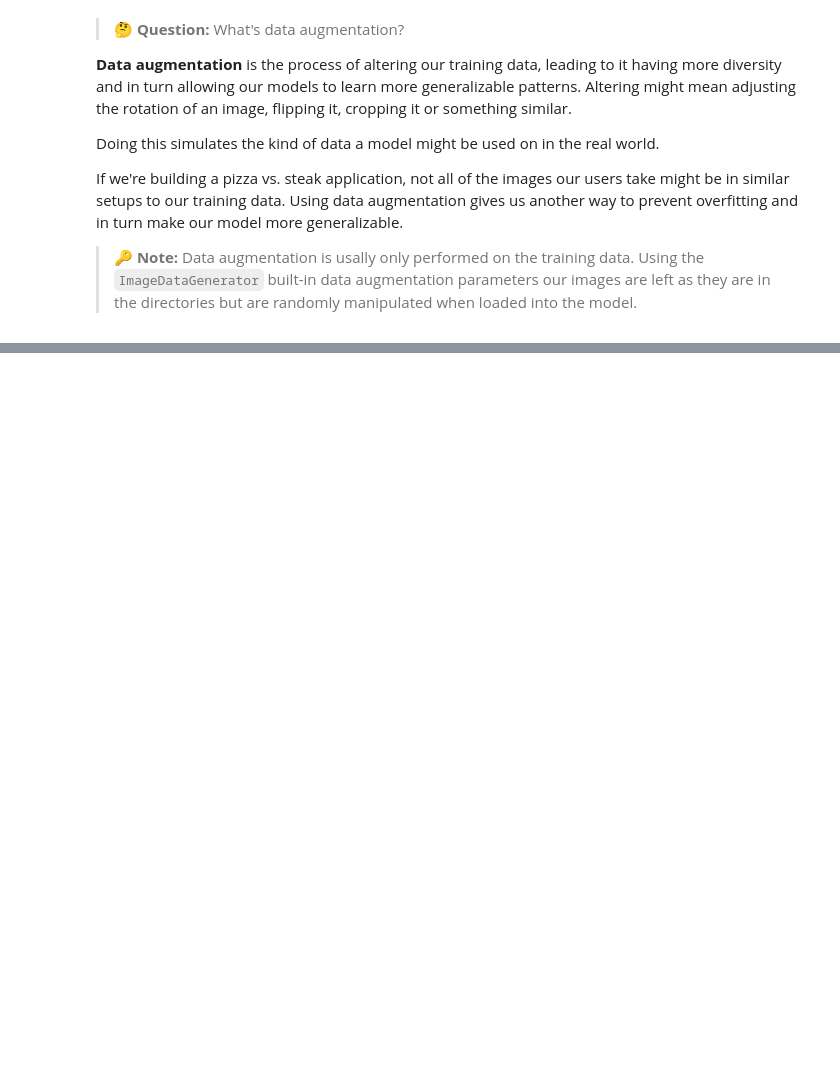
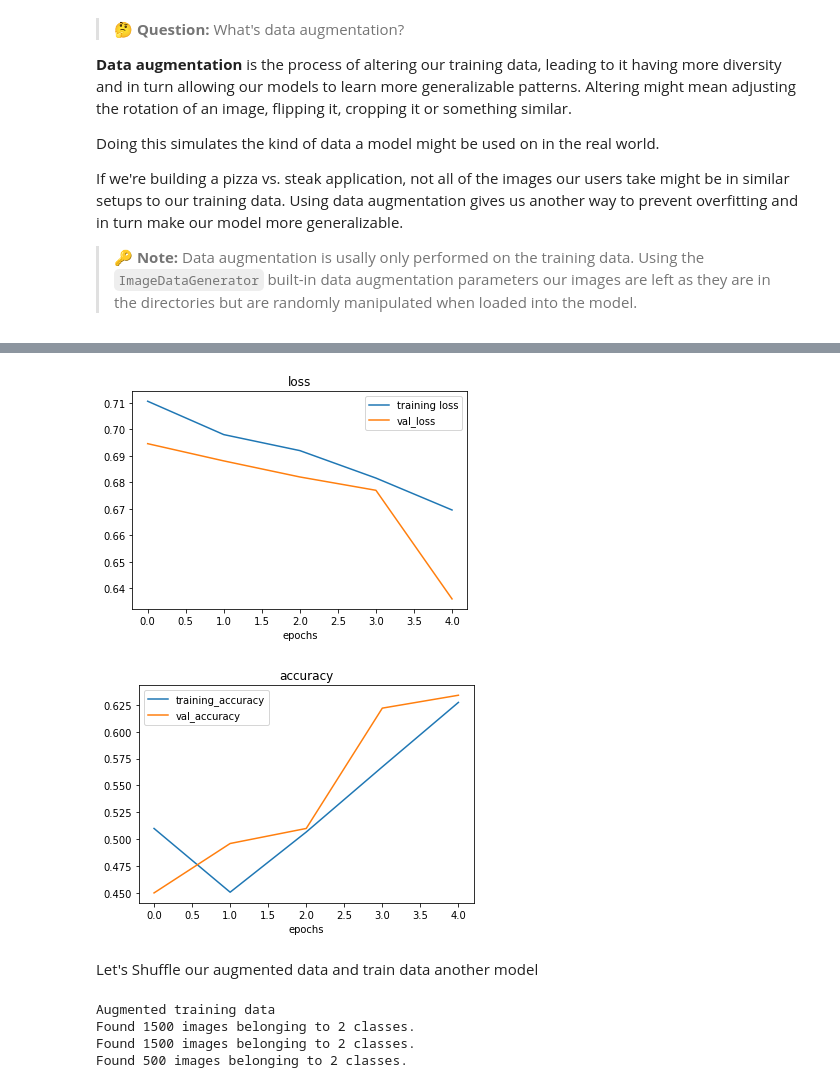
Before and after one commit to helloitsdaksh/Tensorflow_colab, a Jupyter notebook: 03_Convolutional_Neural_Networks_In_Tensorflow_.ipynb, the cells around one changed output, grey strips where cells are left out. Drawn from its saved outputs; the diff is of its cells as text; code cells hidden in the pictures; blank space fills up the shorter version.

```diff
--- a/03_Convolutional_Neural_Networks_In_Tensorflow_.ipynb
+++ b/03_Convolutional_Neural_Networks_In_Tensorflow_.ipynb
@@ -808,0 +848,21 @@ If we're building a pizza vs. steak application, not all of the images our users
+# %%
+model_6 = Sequential([
+    Conv2D(10,3,input_shape=(224,224,3),activation='relu'),
+    MaxPool2D(pool_size=2),
+    Conv2D(10,3,activation='relu'),
+    MaxPool2D(pool_size=2),
+    Conv2D(10,3,activation='relu'),
+    MaxPool2D(pool_size=2),
+    Flatten(),
+    Dense(1,activation='sigmoid')
+])
+
+model_6.compile(loss = 'binary_crossentropy',
+                optimizer= Adam(),
+                metrics = ["accuracy"])
+
+history_6 = model_6.fit(train_data_augmented,
+                        epochs=5,
+                        steps_per_epoch=len(train_data_augmented),
+                        validation_data = test_data,
+                        validation_steps = len(test_data))
@@ -808,0 +880,31 @@ If we're building a pizza vs. steak application, not all of the images our users
+# %%
+plot_loss_curves(history_6)
+# %% [output]
+[figure, added]
+[figure, added]
+# %% [markdown]
+ Let's Shuffle our augmented data and train data another model
+# %%
+# Import data and augment it from training directory
+print("Augmented training data")
+train_data_augmented_shuffled = train_datagen_augmented.flow_from_directory(train_dir,
+                                                                   target_size=(224,224),
+                                                                   batch_size= 32,
+                                                                   class_mode ="binary",
+                                                                   shuffle = True)
+# Create non augmented batches
+train_data_shuffled = train_datagen.flow_from_directory(train_dir,
+                                               target_size = (224,244),
+                                               class_mode= "binary",
+                                               batch_size=32,
+                                               shuffle = True)
+
+test_data = train_datagen.flow_from_directory(test_dir,
+                                              target_size = (224,224),
+                                              class_mode = "binary",
+                                              batch_size = 32)
+# %% [output]
+Augmented training data
+Found 1500 images belonging to 2 classes.
+Found 1500 images belonging to 2 classes.
+Found 500 images belonging to 2 classes.
```
Also changed, not shown: parts of 20 cells of this notebook.
